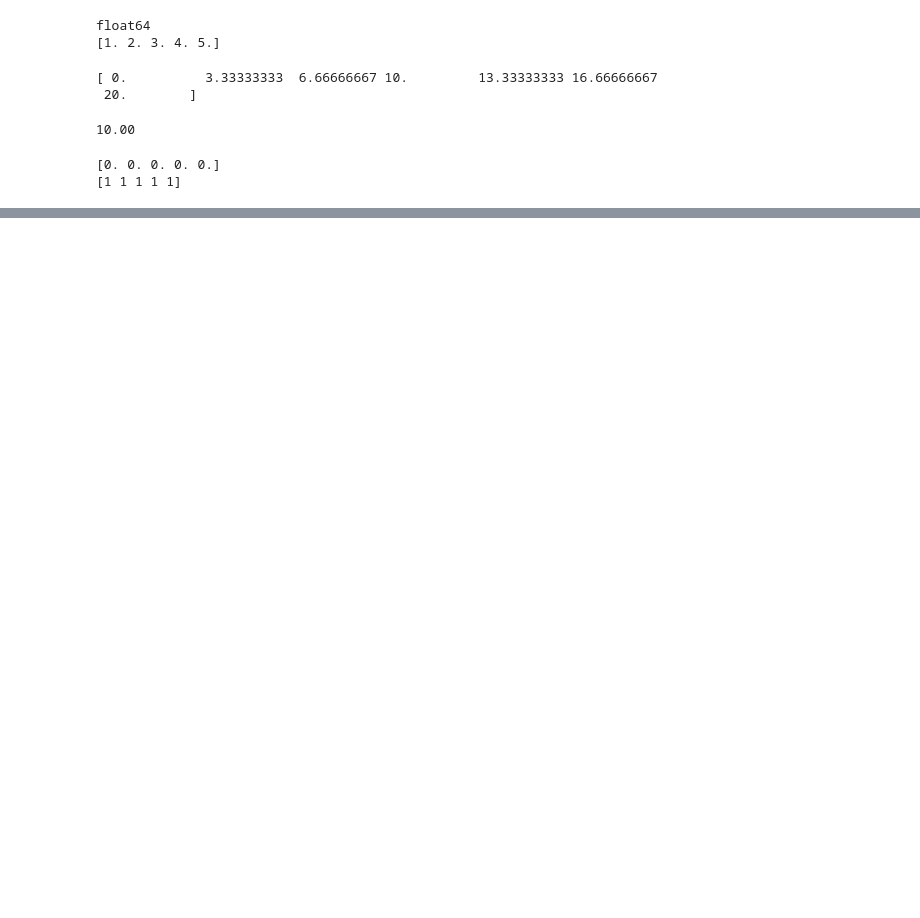
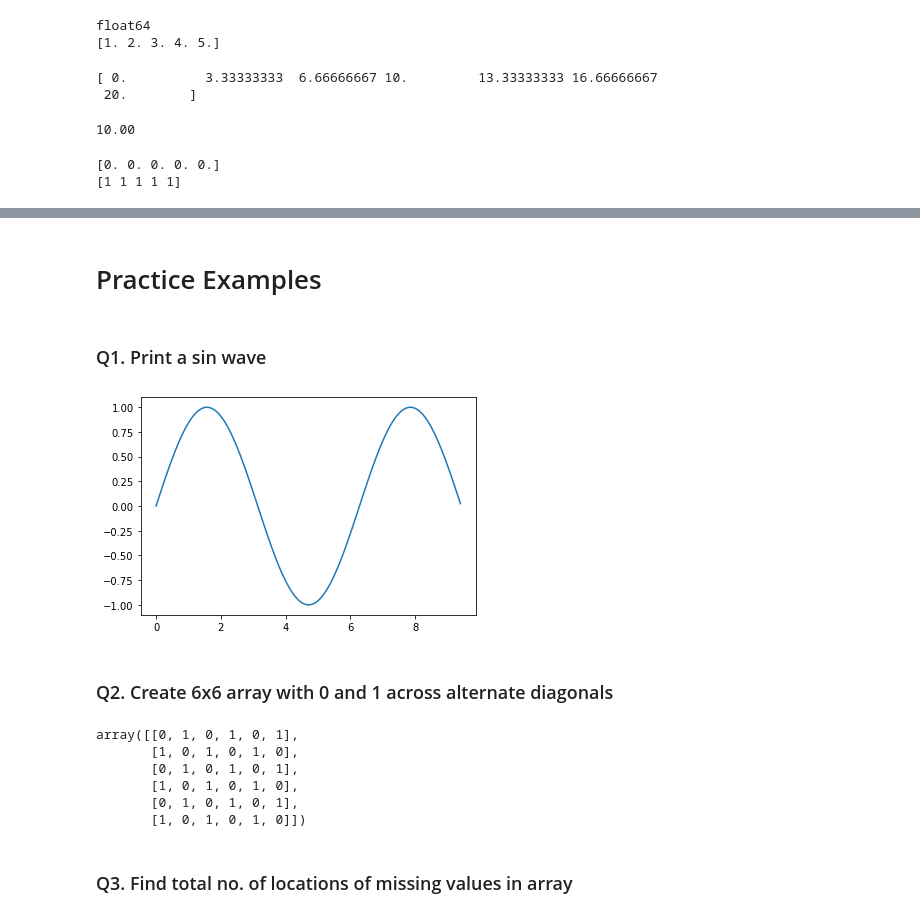
Before and after one commit to Addi-11/Python-Libraries, a Jupyter notebook: numpy.ipynb, the cells around one changed output, grey strips where cells are left out. Cells and saved outputs as stored; diff of their text form; code cells hidden in the pictures; blank space fills up the shorter version.

```diff
--- a/numpy.ipynb
+++ b/numpy.ipynb
@@ -34,0 +323,27 @@ print(arr)
+# %% [markdown]
+# Practice Examples
+# %% [markdown]
+### Q1. Print a sin wave
+# %%
+x = np.arange(0,3*np.pi,0.1)
+y = np.sin(x)
+plt.plot(x,y)
+plt.show()
+# %% [output]
+[figure, added]
+# %% [markdown]
+### Q2. Create 6x6 array with 0 and 1 across alternate diagonals
+# %%
+z = np.zeros((6,6), dtype = int)
+z[1::2,::2] = 1 # going across alternate row staring frm 1
+z[::2,1::2] = 1 # straing from 0
+z
+# %% [output]
+array([[0, 1, 0, 1, 0, 1],
+       [1, 0, 1, 0, 1, 0],
+       [0, 1, 0, 1, 0, 1],
+       [1, 0, 1, 0, 1, 0],
+       [0, 1, 0, 1, 0, 1],
+       [1, 0, 1, 0, 1, 0]])
+# %% [markdown]
+### Q3. Find total no. of locations of missing values in array
```
Also changed, not shown: parts of 46 cells of this notebook.
